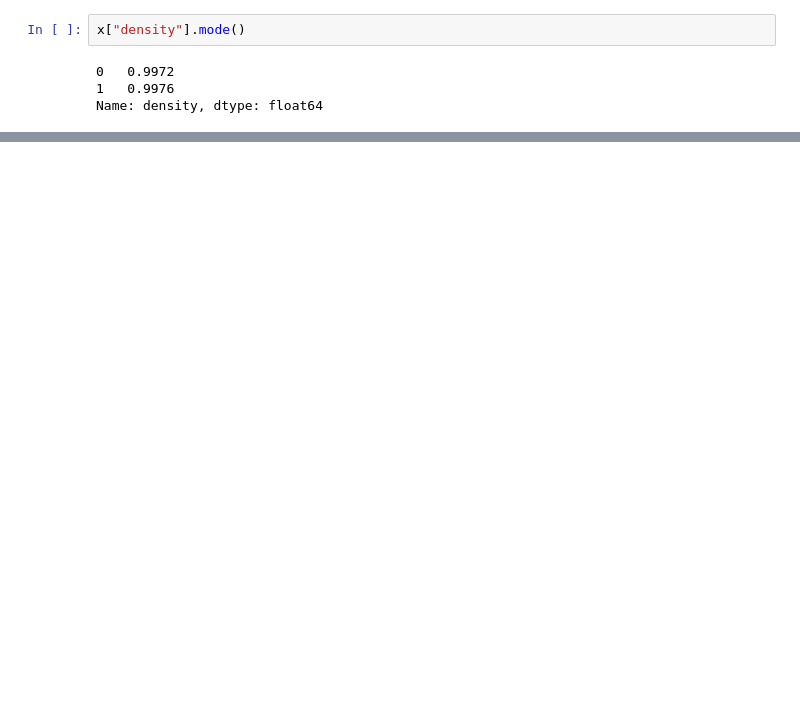
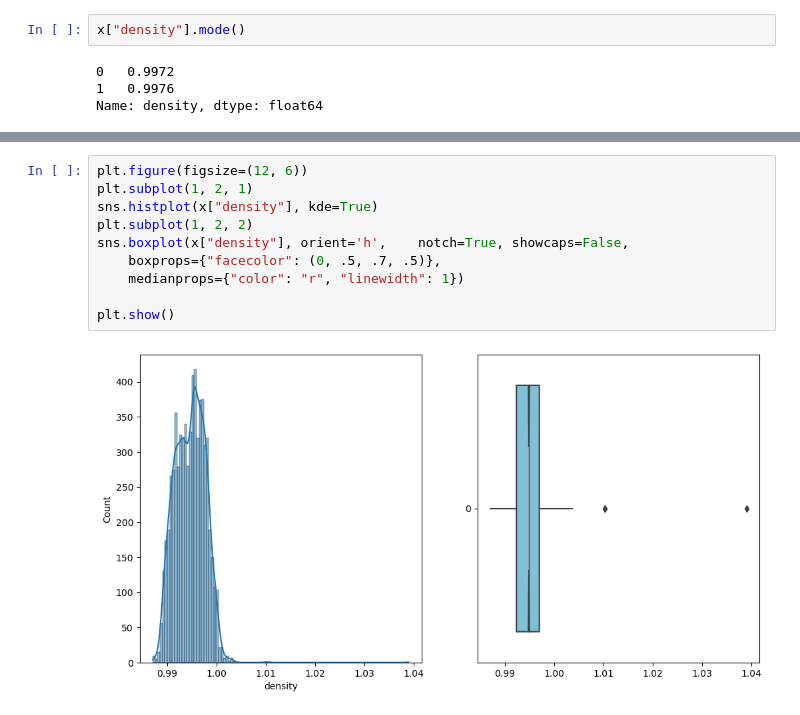
Before and after one commit to gabrieldadcarvalho/machine_learning, a Jupyter notebook: wine_quality/analitic_wine.ipynb, the cells around one changed output, grey strips where cells are left out. Saved outputs shown, nothing was run; the diff lists cells and outputs as text; blank space fills up the shorter version.

```diff
--- a/wine_quality/analitic_wine.ipynb
+++ b/wine_quality/analitic_wine.ipynb
@@ -601 +611,13 @@ Primeiramente, podemos notar que existe um ou mais observações com possível e
+# %%
+plt.figure(figsize=(12, 6))
+plt.subplot(1, 2, 1)
+sns.histplot(x["density"], kde=True)
+plt.subplot(1, 2, 2)
+sns.boxplot(x["density"], orient='h',    notch=True, showcaps=False,
+    boxprops={"facecolor": (0, .5, .7, .5)},
+    medianprops={"color": "r", "linewidth": 1})
+
+plt.show()
+# %% [output]
+[figure, added]
 # %%
```
Also changed, not shown: parts of 26 cells of this notebook.
